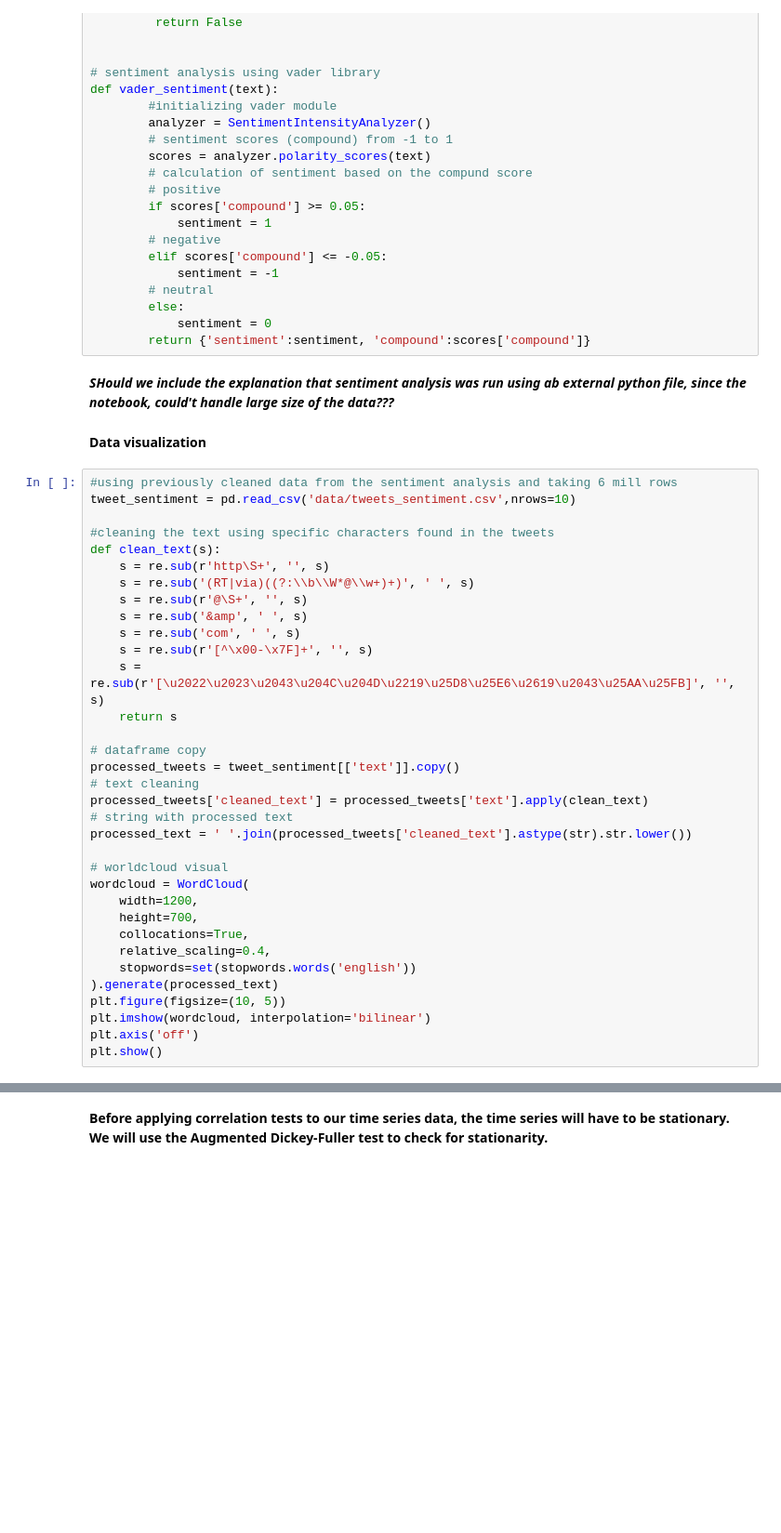
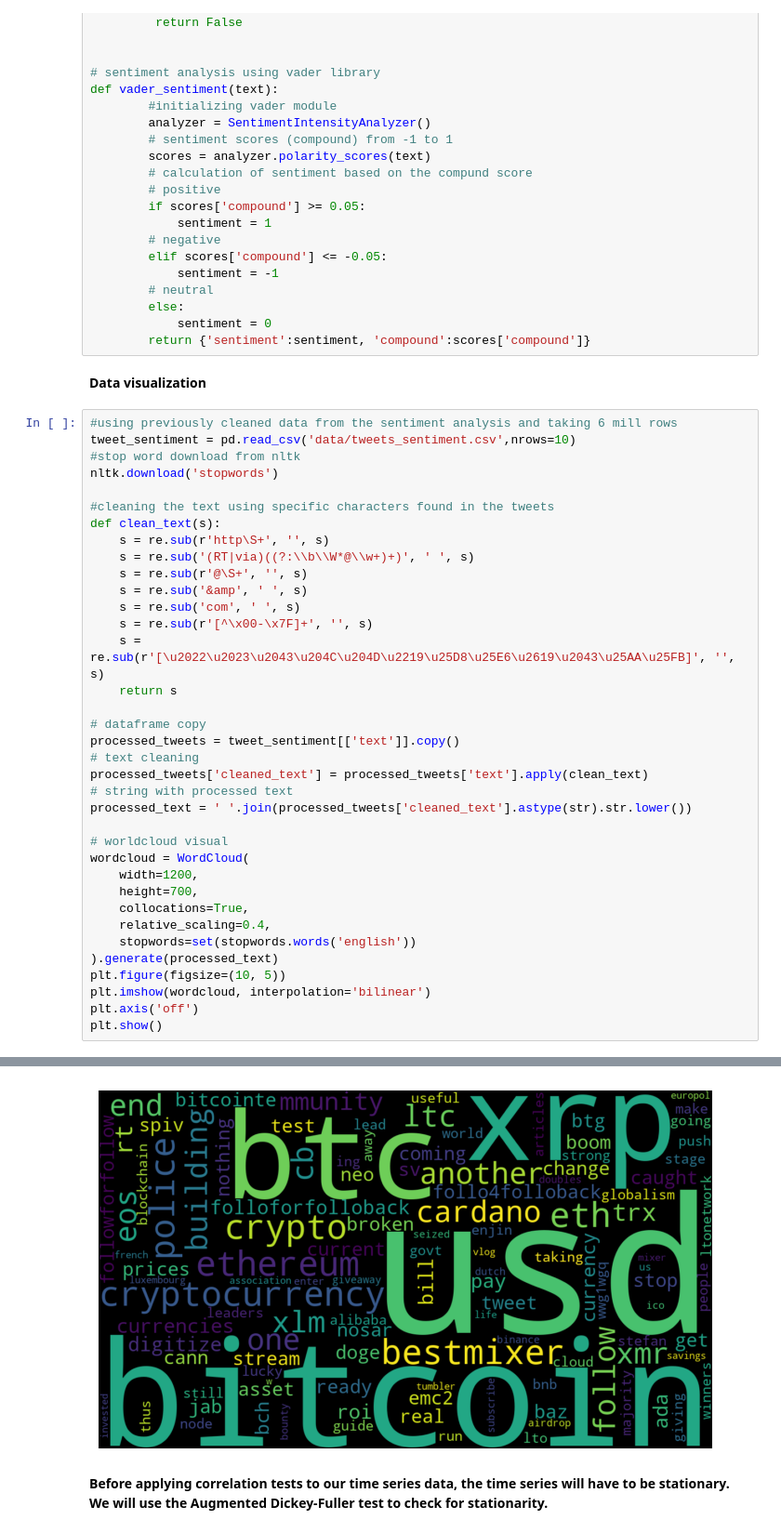
Before and after one commit to finn-prins/Scientific-Data-Analysis-Project, a Jupyter notebook: team_11_NONBROKEN.ipynb, the cells around one changed output, grey strips where cells are left out. Shown at 93% size. Saved outputs shown, nothing was run; the diff lists cells and outputs as text; blank space fills up the shorter version.

Commit message:
wordcloud stopword issue resolved

```diff
--- a/team_11_NONBROKEN.ipynb
+++ b/team_11_NONBROKEN.ipynb
@@ -209,13 +246,13 @@ def vader_sentiment(text):
         else:
             sentiment = 0
         return {'sentiment':sentiment, 'compound':scores['compound']}
-# %% [markdown]
-***SHould we include the explanation that sentiment analysis was run using ab external python file, since the notebook, could't handle large size of the data???***
 # %% [markdown]
 **Data visualization**
 # %%
 #using previously cleaned data from the sentiment analysis and taking 6 mill rows
 tweet_sentiment = pd.read_csv('data/tweets_sentiment.csv',nrows=10)
+#stop word download from nltk
+nltk.download('stopwords')
 
 #cleaning the text using specific characters found in the tweets
 def clean_text(s):
@@ -255,3 +291,4 @@ LookupError:
+[figure, added]
 # %% [markdown]
 **Before applying correlation tests to our time series data, the time series will have to be stationary. We will use the Augmented Dickey-Fuller test to check for stationarity.**
 # %%
```
Also changed, not shown: parts of 6 cells of this notebook.
